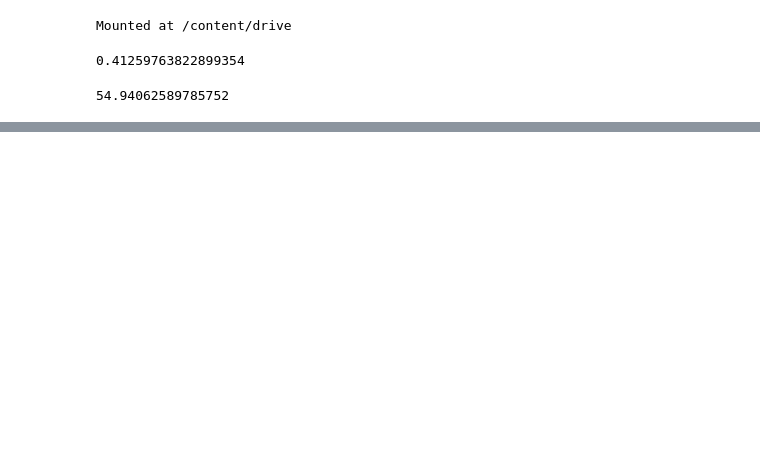
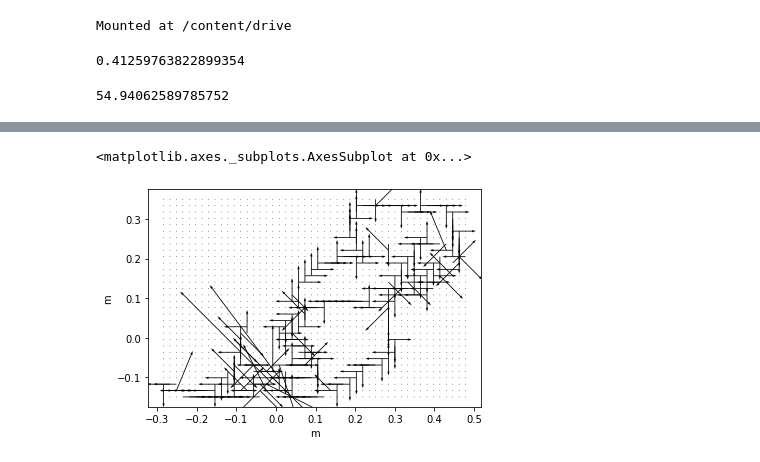
Before and after one commit to sazio/Transients, a Jupyter notebook: Python/DynamicTimeWarping.ipynb, the cells around one changed output, grey strips where cells are left out. Drawn from its saved outputs; the diff is of its cells as text; code cells hidden in the pictures; blank space fills up the shorter version.

```diff
--- a/Python/DynamicTimeWarping.ipynb
+++ b/Python/DynamicTimeWarping.ipynb
@@ -103,0 +99,5 @@ print(seq1.shape, seq2.shape)
+# %%
+traja.plot_quiver(seq1t, bins=32)
+# %% [output]
+<matplotlib.axes._subplots.AxesSubplot at 0x...>
+[figure, added]
```
Also changed, not shown: parts of 9 cells of this notebook.
